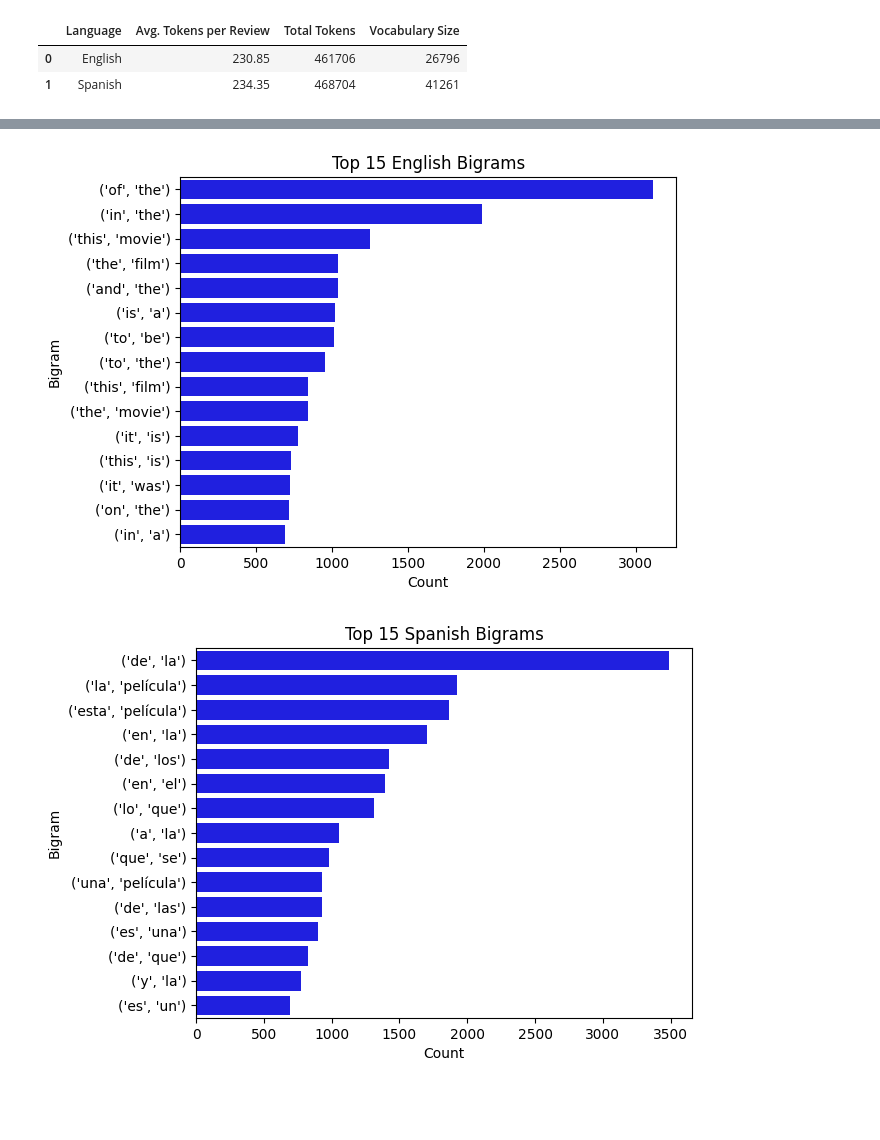
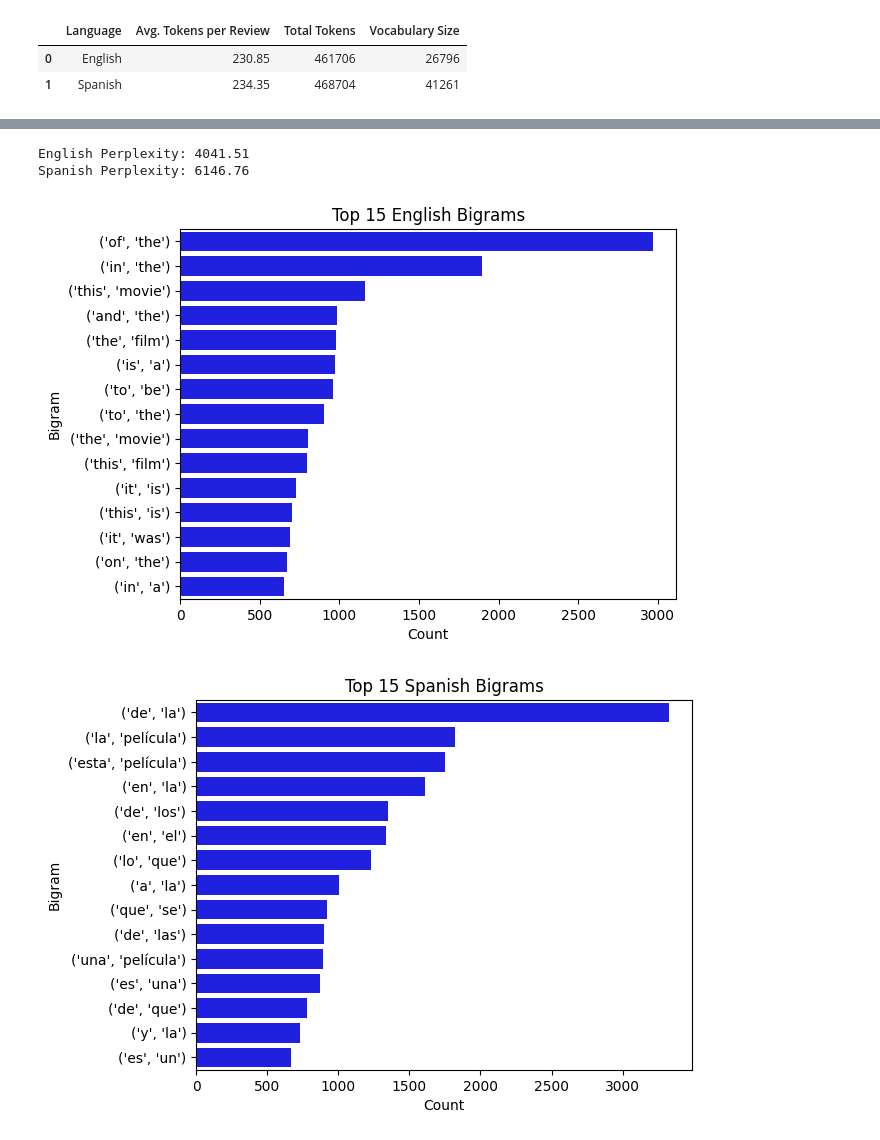
Before and after one commit to Meshal6299/multilingual-movie-reviews-NLP, a Jupyter notebook: notebooks/02_tokenization_ngram_pos.ipynb, the cells around one changed output, grey strips where cells are left out. Cells and saved outputs as stored; diff of their text form; code cells hidden in the pictures; blank space fills up the shorter version.

Commit message:
correctly implemented the ngram model and the preplexity function

```diff
--- a/notebooks/02_tokenization_ngram_pos.ipynb
+++ b/notebooks/02_tokenization_ngram_pos.ipynb
@@ -107,14 +107,31 @@ display(token_stats)
 | 0 | English | 230.85 | 461706 | 26796 |
 | 1 | Spanish | 234.35 | 468704 | 41261 |
 # %%
-# Flatten token lists into one long list
+# Flatten tokens
 tokens_en = [token for tokens in eng["tokens"] for token in tokens]
 tokens_es = [token for tokens in spa["tokens"] for token in tokens]
 
-# Create bigram models
-bigrams_en = list(ngrams(tokens_en, 2))
-bigrams_es = list(ngrams(tokens_es, 2))
+# Split into train/test (95% / 5%)
+split_en = int(0.95 * len(tokens_en))
+split_es = int(0.95 * len(tokens_es))
 
-# Count frequencies
-model_en = Counter(bigrams_en)
-model_es = Counter(bigrams_es)
+#English training and testing
+train_en = tokens_en[:split_en]
+test_en = tokens_en[split_en:]
+
+#Spanish training and testing
+train_es = tokens_es[:split_es]
+test_es = tokens_es[split_es:]
+
+#bigram models for both languages
+bigrams_en = list(ngrams(train_en, 2))
+bigrams_es = list(ngrams(train_es, 2))
+
+#frequency for both unigrams and bigrams
+model_en_bi = Counter(bigrams_en)
+model_es_bi = Counter(bigrams_es)
+model_en_uni = Counter(train_en) #only counts from the training
+model_es_uni = Counter(train_es)
+
+vocab_size_en = len(model_en_uni)
+vocab_size_es = len(model_es_uni)
@@ -147,20 +140,52 @@ Spanish Perplexity: 55483.99
+# %%
+def calculate_perplexity(bigram_model, unigram_model, test_tokens, train_vocab_size, n=2):
+
+    N = len(test_tokens)
+
+    ngrams_list = list(ngrams(test_tokens, n))
+
+    log_prob = 0
+
+    for ng in ngrams_list:
+        context = ng[:-1] # from (word1 ,word2) to just (word1)
+        word_minus_1 = context[0] # now we store word1
+
+        count_bigram = bigram_model[ng] #how many times do we have (word1, word2)
+        count_unigram = unigram_model[word_minus_1] #how many times do we have (word1)
+
+        prob = (count_bigram + 1) / (count_unigram + train_vocab_size) # P = (count(word1, word2) + 1) / (count(word1) + v)
+
+        log_prob += -math.log(prob) #keeps adding the prob
+
+    return math.exp(log_prob / N)
+
+pp_en = calculate_perplexity(model_en_bi, model_en_uni, test_en, vocab_size_en)
+pp_es = calculate_perplexity(model_es_bi, model_es_uni, test_es, vocab_size_es)
+
+print(f"English Perplexity: {pp_en:.2f}")
+print(f"Spanish Perplexity: {pp_es:.2f}")
+
+#the preplexity for both language might be high because we used a bigram and a small dataset, but we might improve it later if needed.
+# %% [output]
+English Perplexity: 4041.51
+Spanish Perplexity: 6146.76
 # %%
 # Top 15 English bigrams
-df_en = pd.DataFrame(model_en.most_common(15), columns=["Bigram", "Count"])
+df_en = pd.DataFrame(model_en_bi.most_common(15), columns=["Bigram", "Count"])
 df_en["Bigram"] = df_en["Bigram"].astype(str)
 
 sns.barplot(data=df_en, y="Bigram", x="Count", color="blue")
 plt.title("Top 15 English Bigrams")
 plt.show()
 # %% [output]
-[figure, old version]
+[figure, new version]
 # %%
 # Top 15 Spanish bigrams
-df_es = pd.DataFrame(model_es.most_common(15), columns=["Bigram", "Count"])
+df_es = pd.DataFrame(model_es_bi.most_common(15), columns=["Bigram", "Count"])
 df_es["Bigram"] = df_es["Bigram"].astype(str)
 
 sns.barplot(data=df_es, y="Bigram", x="Count", color="blue")
 plt.title("Top 15 Spanish Bigrams")
 plt.show()
 # %% [output]
-[figure, old version]
+[figure, new version]
```
Also changed, not shown: parts of 3 cells of this notebook.
